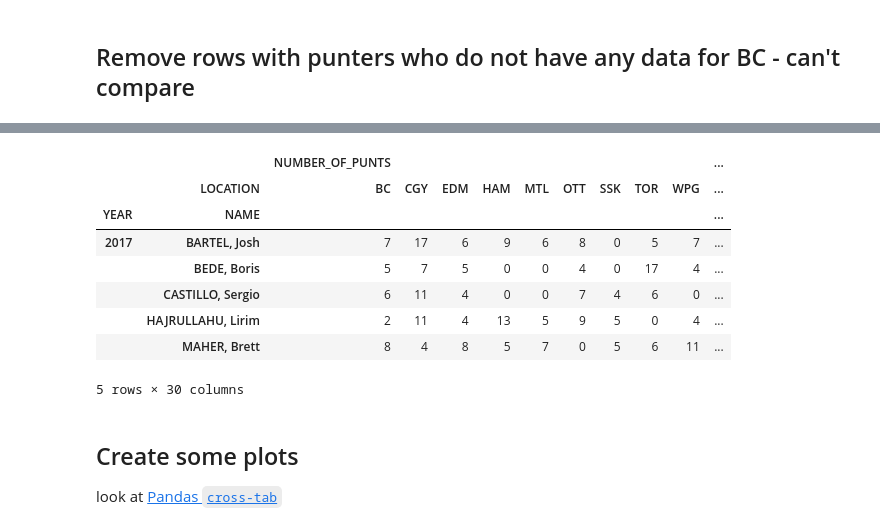
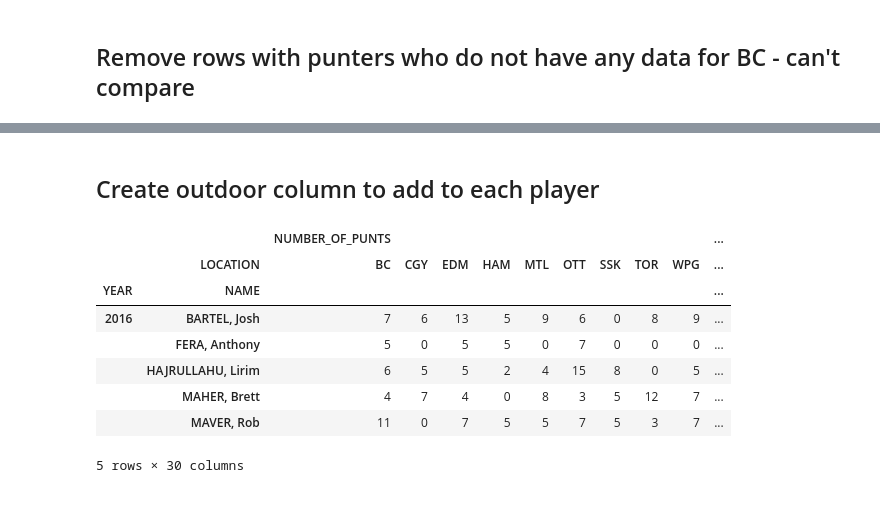
Before and after one commit to huuugh18/Programming-In-Python, a Jupyter notebook: CorseWork/CW1.ipynb, the cells around one changed output, grey strips where cells are left out. Saved outputs shown, nothing was run; the diff lists cells and outputs as text; code cells hidden in the pictures; blank space fills up the shorter version.

Commit message:
Add individual punting data to cw1

```diff
--- a/CorseWork/CW1.ipynb
+++ b/CorseWork/CW1.ipynb
@@ -471,9 +457,0 @@ Comparing data by player and whether they performed better or worse outdoors or
-# %%
-df1 = df_away_games_only.copy()
-df2 = df_home_and_away_games.copy()
-# find where year and name are the same - get all rows
-# take those and then based on location, put the vaules into appropriate columns
-df_home_away_pivot = pd.pivot_table(df2, values=['NUMBER_OF_PUNTS', 'PUNT_YDS', 'PUNT_AVG'], index=['YEAR', 'NAME'], columns=['LOCATION'], fill_value=0)
-df_away_only_pivot = pd.pivot_table(df1, values=['NUMBER_OF_PUNTS', 'PUNT_YDS', 'PUNT_AVG'], index=['YEAR', 'NAME'], columns=['LOCATION'], fill_value=0)
-
-df_away_only_pivot
@@ -500,0 +464,5 @@ df_away_only_pivot
+# %%
+df_punt_pivot = df_away_punt_clean.copy()
+df_punt_pivot = pd.pivot_table(df_punt_pivot, values=['NUMBER_OF_PUNTS', 'PUNT_YDS', 'PUNT_AVG'], index=['YEAR', 'NAME'], columns=['LOCATION'], fill_value=0)
+
+df_punt_pivot
@@ -522,0 +518,3 @@ outdoor punt ave calculated from outdoor punt yards and num of NUM_OF_OUTDOOR_PU
+# %%
+df_punt_pivot_clean = df_punt_pivot[df_punt_pivot.NUMBER_OF_PUNTS.BC.gt(1)]
+df_fg_pivot_clean = df_fg_pivot[df_fg_pivot.FG_ATTEMPTS.BC.gt(1)]
@@ -523,46 +547,32 @@ outdoor punt ave calculated from outdoor punt yards and num of NUM_OF_OUTDOOR_PU
+# %% [markdown]
+## Create outdoor column to add to each player
 # %%
-# https://towardsdatascience.com/accessing-data-in-a-multiindex-dataframe-in-pandas-569e8767201d
-
-# to get all values for a level one column label
-df_home_away_pivot.loc[:, ['NUMBER_OF_PUNTS']]
-
-# to get all columns for a level 1 row label
-df_home_away_pivot.loc[2017, :]
-
-# get one kicker data
-df_home_away_pivot.loc[2017, 'BARTEL, Josh']
-
-def add_outdoor_column_data(df):
+def add_out_location_for_punt_pivot_df(df):
     #get number of punts for all non bc games
-    df.loc[:, ['NUMBER_OF_PUNTS']].iloc[: , 1:-1]
+    df1 = df.copy()
+    df1.loc[:, ['NUMBER_OF_PUNTS']].iloc[: , 1:-1]
 
     #create column of number of outdoor punts = sum of all punts not in BC
-    df['NUMBER_OF_PUNTS', 'OUT'] = df.loc[:, ['NUMBER_OF_PUNTS']].iloc[: , 1:-1].sum(axis=1)
+    df1['NUMBER_OF_PUNTS', 'OUT'] = df1.loc[:, ['NUMBER_OF_PUNTS']].iloc[: , 1:-1].sum(axis=1)
 
     #create column of total punt yards outdoors = sum of all punt yards not in BC
-    df['PUNT_YDS', 'OUT'] = df.loc[:, ['PUNT_YDS']].iloc[: , 1:-1].sum(axis=1)
+    df1['PUNT_YDS', 'OUT'] = df1.loc[:, ['PUNT_YDS']].iloc[: , 1:-1].sum(axis=1)
 
     #create colum of punt average outdoors = outdoor punt yards / outdoor number of punts
-    df['PUNT_AVG', 'OUT'] = df.PUNT_YDS.OUT / df.NUMBER_OF_PUNTS.OUT
+    df1['PUNT_AVG', 'OUT'] = df1.PUNT_YDS.OUT / df1.NUMBER_OF_PUNTS.OUT
     #
-    df = df.round(1)
-    return df
+    df1 = df1.round(1)
+    return df1
 
-df_home_away_w_outdoor = add_outdoor_column_data(df_home_away_pivot)
-df_away_w_outdoor = add_outdoor_column_data(df_away_only_pivot)
-
-df_home_away_w_outdoor.head()
-df_away_w_outdoor.head()
+df_punt_pivot_clean_out = add_out_location_for_punt_pivot_df(df_punt_pivot_clean)
+df_punt_pivot_clean_out.head()
 # %% [output]
 |  |  | NUMBER_OF_PUNTS |  |  |  |  |  |  |  |  | ... |
 |  | LOCATION | BC | CGY | EDM | HAM | MTL | OTT | SSK | TOR | WPG | ... |
 | YEAR | NAME |  |  |  |  |  |  |  |  |  | ... |
-| 2017 | BARTEL, Josh | 7 | 17 | 6 | 9 | 6 | 8 | 0 | 5 | 7 | ... |
-|  | BEDE, Boris | 5 | 7 | 5 | 0 | 0 | 4 | 0 | 17 | 4 | ... |
-|  | CASTILLO, Sergio | 6 | 11 | 4 | 0 | 0 | 7 | 4 | 6 | 0 | ... |
-|  | HAJRULLAHU, Lirim | 2 | 11 | 4 | 13 | 5 | 9 | 5 | 0 | 4 | ... |
-|  | MAHER, Brett | 8 | 4 | 8 | 5 | 7 | 0 | 5 | 6 | 11 | ... |
+| 2016 | BARTEL, Josh | 7 | 6 | 13 | 5 | 9 | 6 | 0 | 8 | 9 | ... |
+|  | FERA, Anthony | 5 | 0 | 5 | 5 | 0 | 7 | 0 | 0 | 0 | ... |
+|  | HAJRULLAHU, Lirim | 6 | 5 | 5 | 2 | 4 | 15 | 8 | 0 | 5 | ... |
+|  | MAHER, Brett | 4 | 7 | 4 | 0 | 8 | 3 | 5 | 12 | 7 | ... |
+|  | MAVER, Rob | 11 | 0 | 7 | 5 | 5 | 7 | 5 | 3 | 7 | ... |
 5 rows × 30 columns
-# %% [markdown]
-## Create some plots
-look at [Pandas `cross-tab`]('https://pandas.pydata.org/pandas-docs/stable/reference/api/pandas.crosstab.html')
```
Also changed, not shown: parts of 29 cells of this notebook.
